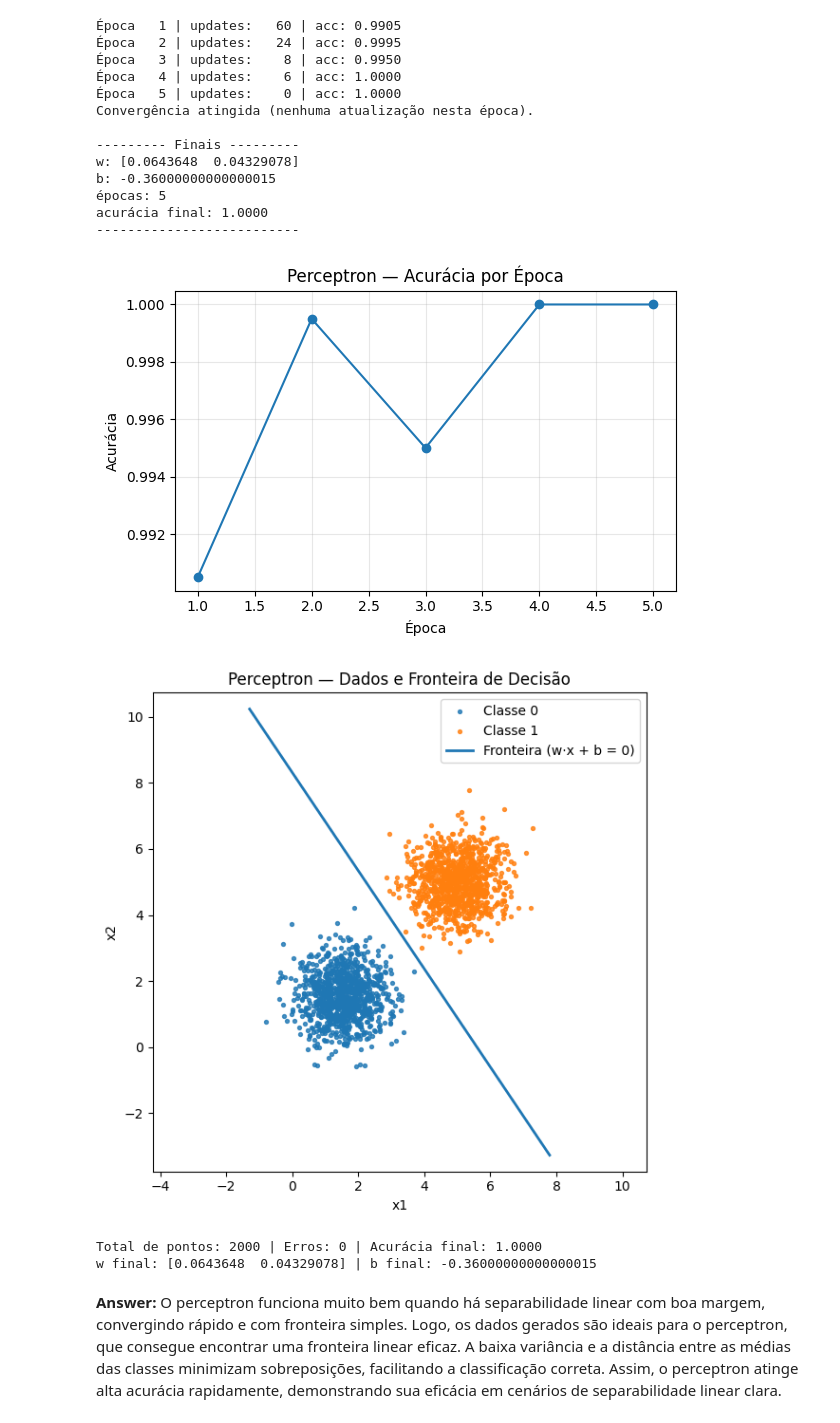
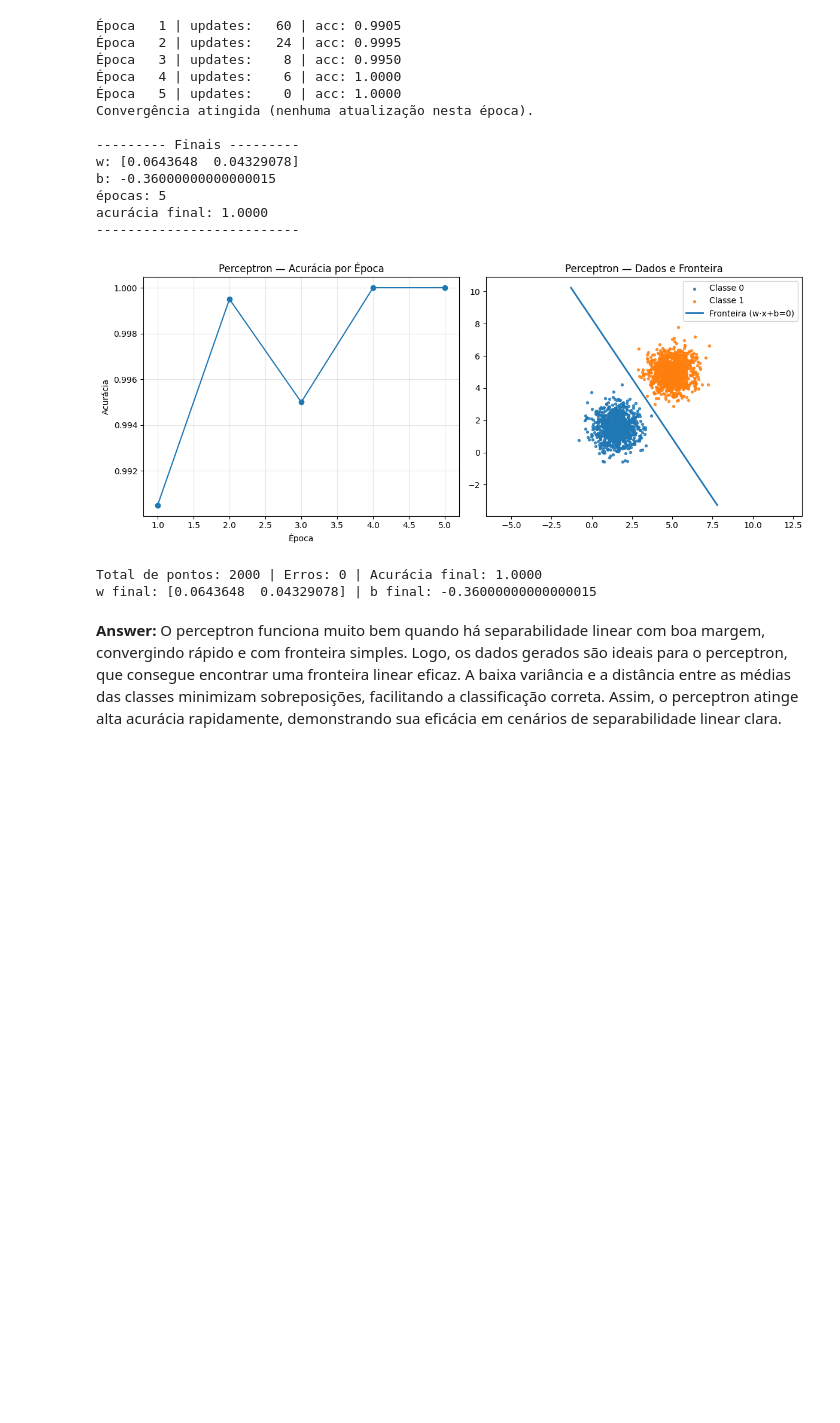
Before and after one commit to MatheusCastellucci/Neural-Network, a Jupyter notebook: Exercicios/EX2/perceptron.ipynb, the cells around one changed output. Saved outputs shown, nothing was run; the diff lists cells and outputs as text; code cells hidden in the pictures; blank space fills up the shorter version.

Commit message:
exercise 2 do perceptron feito

```diff
--- a/Exercicios/EX2/perceptron.ipynb
+++ b/Exercicios/EX2/perceptron.ipynb
@@ -168,61 +168,50 @@ b: -0.36000000000000015
 acurácia final: 1.0000
 --------------------------
 # %%
+fig, axes = plt.subplots(1, 2, figsize=(12, 5))
+
 # --- 3A) Acurácia por época ---
-plt.figure(figsize=(6,4))
-plt.plot(range(1, len(accuracies)+1), accuracies, marker='o')
-plt.xlabel('Época')
-plt.ylabel('Acurácia')
-plt.title('Perceptron — Acurácia por Época')
-plt.grid(True, alpha=0.3)
-plt.tight_layout()
-plt.show()
+axes[0].plot(range(1, len(accuracies)+1), accuracies, marker='o')
+axes[0].set_xlabel('Época')
+axes[0].set_ylabel('Acurácia')
+axes[0].set_title('Perceptron — Acurácia por Época')
+axes[0].grid(True, alpha=0.3)
 
-# --- 3B) Fronteira de decisão sobre os dados + erros destacados ---
-
-# Predições finais
+# --- 3B) Fronteira de decisão sobre os dados + erros ---
 scores_final = X @ w + b
 y_pred_pm1 = np.where(scores_final >= 0.0, 1, -1)
-
-# Índices dos mal classificados
 mis_idx = np.where(y_pred_pm1 != y_pm1)[0]
 
-# Scatter por classe
-plt.figure(figsize=(6,6))
-plt.scatter(X[y==0,0], X[y==0,1], s=8, label='Classe 0', alpha=0.8)
-plt.scatter(X[y==1,0], X[y==1,1], s=8, label='Classe 1', alpha=0.8)
+axes[1].scatter(X[y==0,0], X[y==0,1], s=8, label='Classe 0', alpha=0.8)
+axes[1].scatter(X[y==1,0], X[y==1,1], s=8, label='Classe 1', alpha=0.8)
 
-# Fronteira de decisão: w·x + b = 0  ->  x2 = -(w1*x1 + b)/w2 (se w2 != 0)
+# fronteira
 x1_min, x1_max = X[:,0].min()-0.5, X[:,0].max()+0.5
 xs = np.linspace(x1_min, x1_max, 200)
-
 if abs(w[1]) > 1e-12:
     ys = -(w[0]*xs + b) / w[1]
-    plt.plot(xs, ys, linewidth=2, label='Fronteira (w·x + b = 0)')
+    axes[1].plot(xs, ys, linewidth=2, label='Fronteira (w·x+b=0)')
 else:
-    # caso raro: w2 ~ 0 -> fronteira quase vertical: x1 = -b/w1
     x_vertical = -b / (w[0] if abs(w[0]) > 1e-12 else 1e-12)
-    plt.axvline(x_vertical, linewidth=2, label='Fronteira (vertical)')
+    axes[1].axvline(x_vertical, linewidth=2, label='Fronteira (vertical)')
 
-# Destacar mal classificados
+# erros
 if mis_idx.size > 0:
-    plt.scatter(X[mis_idx,0], X[mis_idx,1],
-                s=40, marker='x', linewidths=1.5,
-                label=f'Erros ({mis_idx.size})')
+    axes[1].scatter(X[mis_idx,0], X[mis_idx,1],
+                    s=40, marker='x', linewidths=1.5,
+                    label=f'Erros ({mis_idx.size})')
 
-plt.xlabel('x1')
-plt.ylabel('x2')
-plt.title('Perceptron — Dados e Fronteira de Decisão')
-plt.legend()
-plt.axis('equal')
+axes[1].set_title('Perceptron — Dados e Fronteira')
+axes[1].legend()
+axes[1].axis('equal')
+
 plt.tight_layout()
 plt.show()
 
 print(f"Total de pontos: {len(X)} | Erros: {mis_idx.size} | Acurácia final: {accuracies[-1]:.4f}")
 print("w final:", w, "| b final:", b)
 # %% [output]
-[figure, old version]
+[figure, new version]
-[figure, removed]
 Total de pontos: 2000 | Erros: 0 | Acurácia final: 1.0000
 w final: [0.0643648  0.04329078] | b final: -0.36000000000000015
 # %% [markdown]
```
Also changed, not shown: parts of 8 cells of this notebook.
